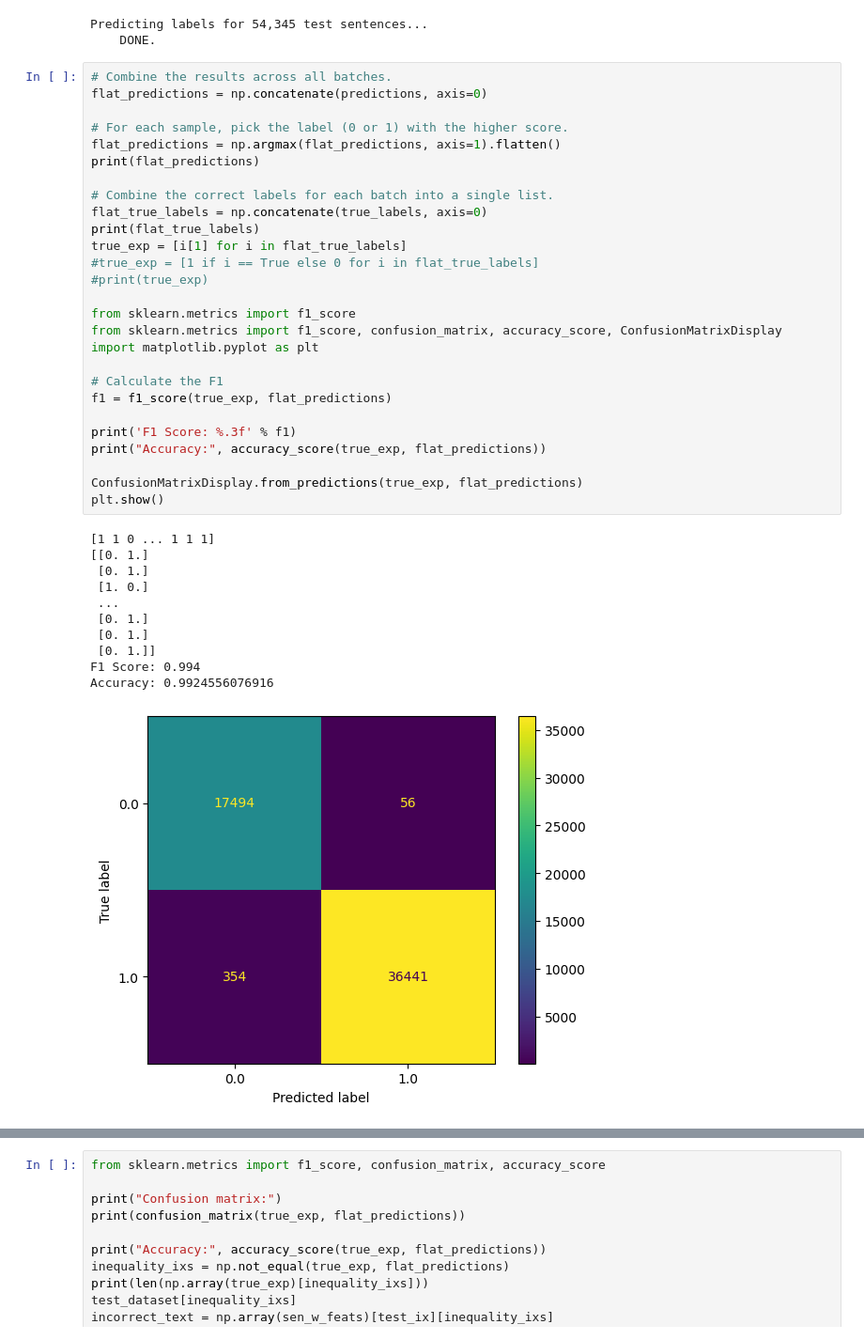
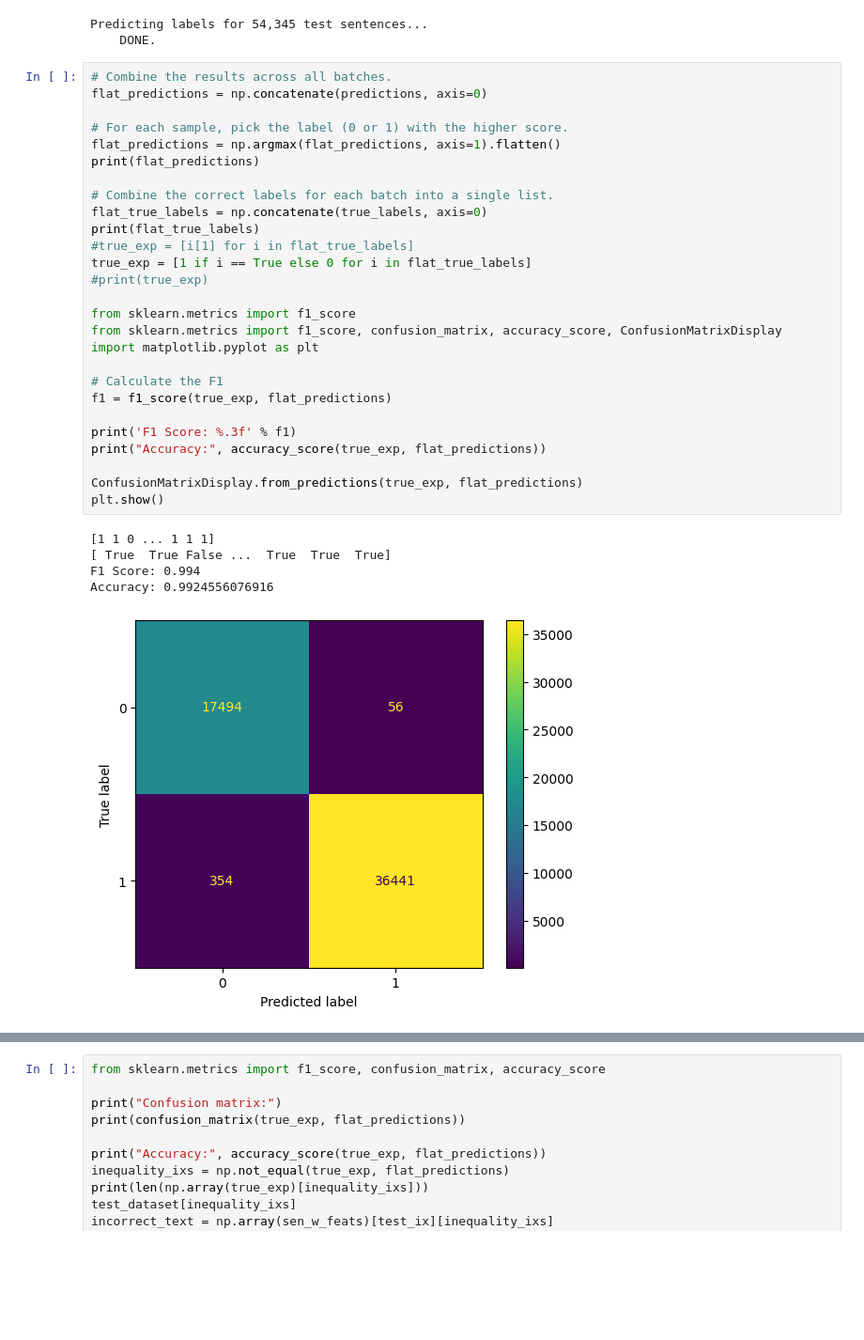
Before and after one commit to xid-er/Fake-News-Detection, a Jupyter notebook: src/ML_Twitter.ipynb, the cells around one changed output, grey strips where cells are left out. Shown at 94% size. Drawn from its saved outputs; the diff is of its cells as text; blank space fills up the shorter version.

```diff
--- a/src/ML_Twitter.ipynb
+++ b/src/ML_Twitter.ipynb
@@ -833,39 +831,33 @@ Predicting labels for 54,345 test sentences...
 # %%
 # Combine the results across all batches.
 flat_predictions = np.concatenate(predictions, axis=0)
 
 # For each sample, pick the label (0 or 1) with the higher score.
 flat_predictions = np.argmax(flat_predictions, axis=1).flatten()
 print(flat_predictions)
 
 # Combine the correct labels for each batch into a single list.
 flat_true_labels = np.concatenate(true_labels, axis=0)
 print(flat_true_labels)
-true_exp = [i[1] for i in flat_true_labels]
-#true_exp = [1 if i == True else 0 for i in flat_true_labels]
+#true_exp = [i[1] for i in flat_true_labels]
+true_exp = [1 if i == True else 0 for i in flat_true_labels]
 #print(true_exp)
 
 from sklearn.metrics import f1_score
 from sklearn.metrics import f1_score, confusion_matrix, accuracy_score, ConfusionMatrixDisplay
 import matplotlib.pyplot as plt
 
 # Calculate the F1
 f1 = f1_score(true_exp, flat_predictions)
 
 print('F1 Score: %.3f' % f1)
 print("Accuracy:", accuracy_score(true_exp, flat_predictions))
 
 ConfusionMatrixDisplay.from_predictions(true_exp, flat_predictions)
 plt.show()
 # %% [output]
 [1 1 0 ... 1 1 1]
-[[0. 1.]
- [0. 1.]
- [1. 0.]
- ...
- [0. 1.]
- [0. 1.]
- [0. 1.]]
+[ True  True False ...  True  True  True]
 F1 Score: 0.994
 Accuracy: 0.9924556076916
-[figure, old version]
+[figure, new version]
```
Also changed, not shown: parts of 4 cells of this notebook, 3 other files.
